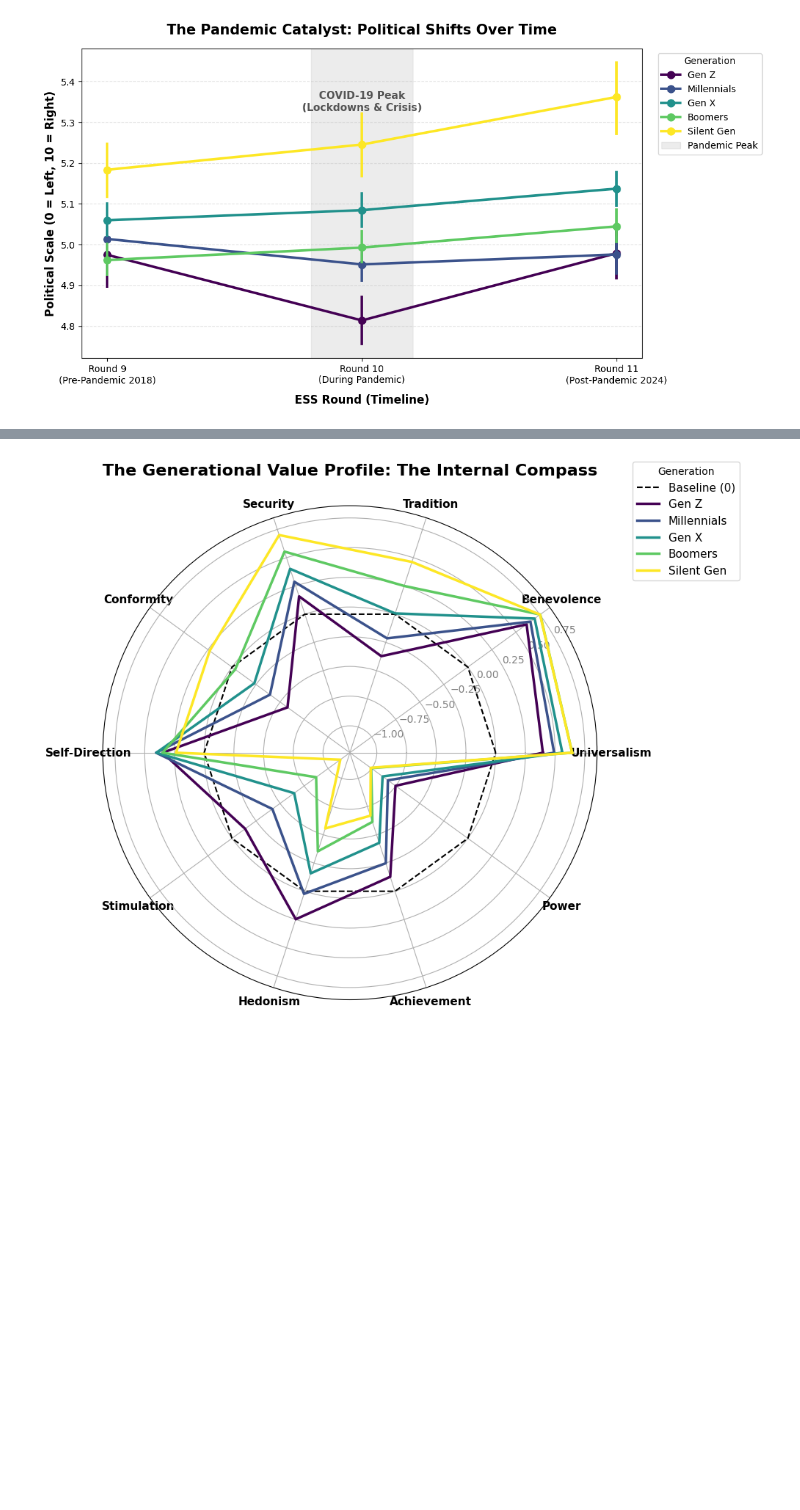
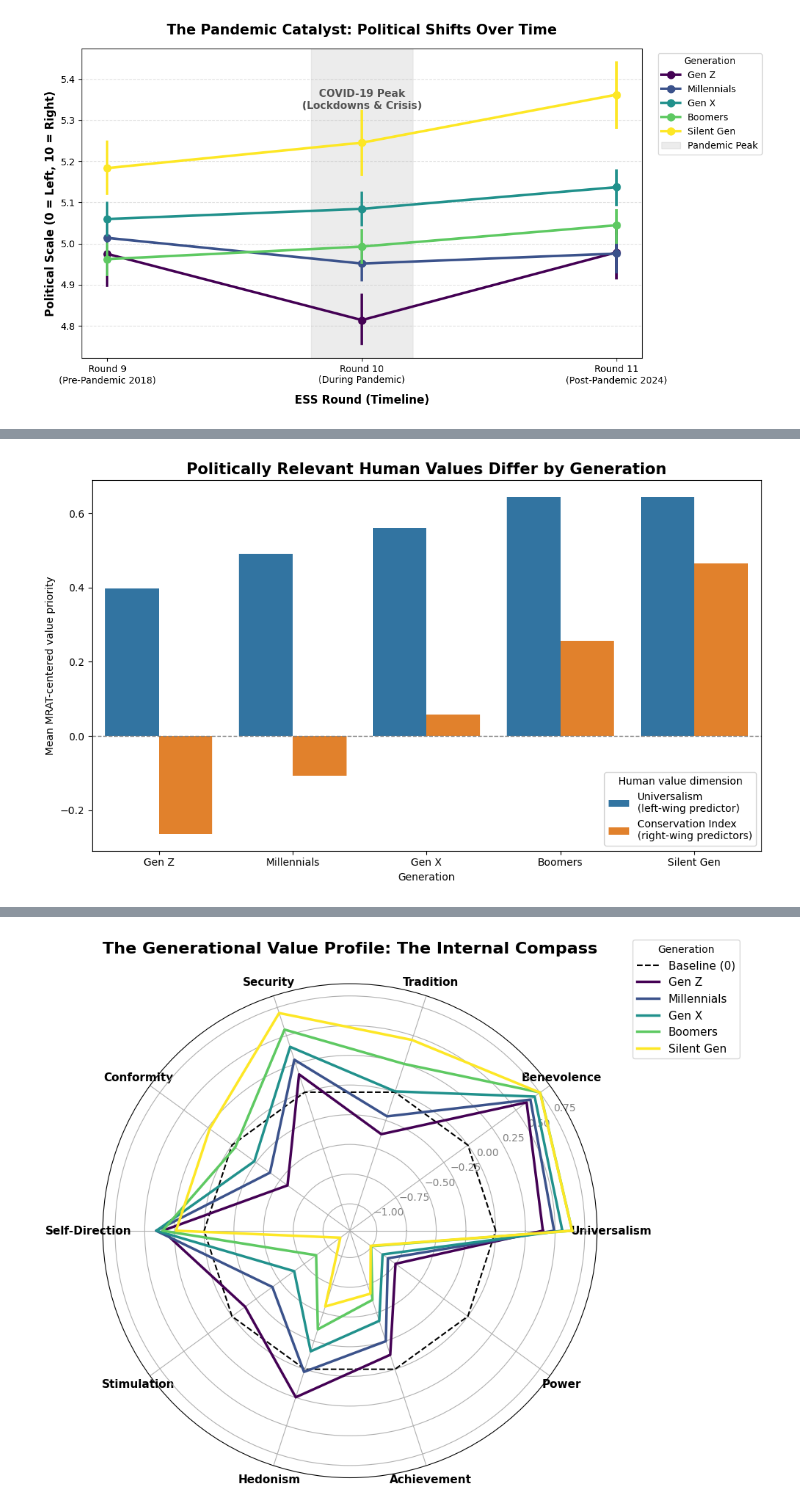
Before and after one commit to CU-S26-MSDSSB-DSCI-01-DataScienceLab/DataScienceLab_HumanValues, a Jupyter notebook: Q2_Tayaphon.ipynb, the cells around one changed output, grey strips where cells are left out. Saved outputs shown, nothing was run; the diff lists cells and outputs as text; code cells hidden in the pictures; blank space fills up the shorter version.

```diff
--- a/Q2_Tayaphon.ipynb
+++ b/Q2_Tayaphon.ipynb
@@ -195,0 +286,39 @@ The true drivers behind these decisions are underlying **Human Values**.
+# %%
+value_by_gen = (
+    df.groupby('generation')[[left_value, 'Conservation_Index']]
+    .mean()
+    .reindex(gen_order)
+    .reset_index()
+)
+
+value_by_gen_long = value_by_gen.melt(
+    id_vars='generation',
+    value_vars=[left_value, 'Conservation_Index'],
+    var_name='Value type',
+    value_name='Mean MRAT-centered value priority'
+)
+
+value_by_gen_long['Value type'] = value_by_gen_long['Value type'].replace({
+    left_value: 'Universalism\n(left-wing predictor)',
+    'Conservation_Index': 'Conservation Index\n(right-wing predictors)'
+})
+
+plt.figure(figsize=(10, 6))
+
+sns.barplot(
+    data=value_by_gen_long,
+    x='generation',
+    y='Mean MRAT-centered value priority',
+    hue='Value type',
+    order=gen_order
+)
+
+plt.axhline(0, color='gray', linestyle='--', linewidth=1)
+plt.title('Politically Relevant Human Values Differ by Generation', fontsize=15, fontweight='bold')
+plt.xlabel('Generation')
+plt.ylabel('Mean MRAT-centered value priority')
+plt.legend(title='Human value dimension')
+plt.tight_layout()
+plt.show()
+# %% [output]
+[figure, added]
```
Also changed, not shown: parts of 12 cells of this notebook.
